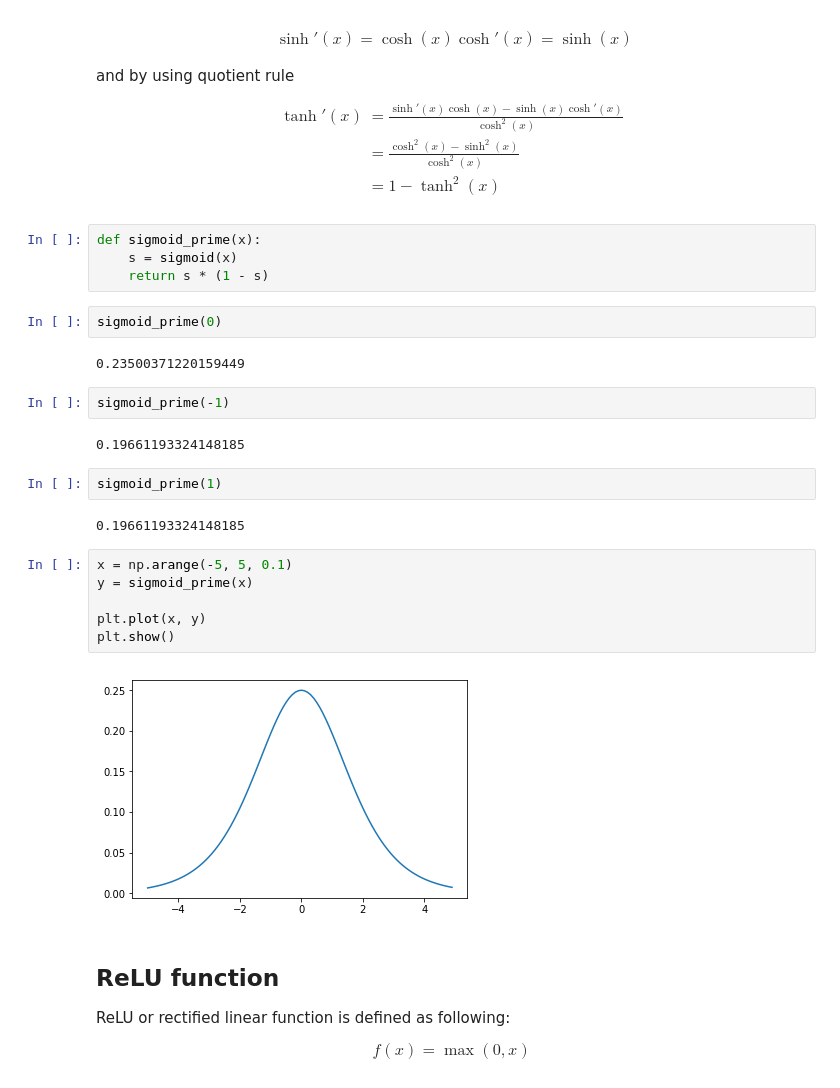
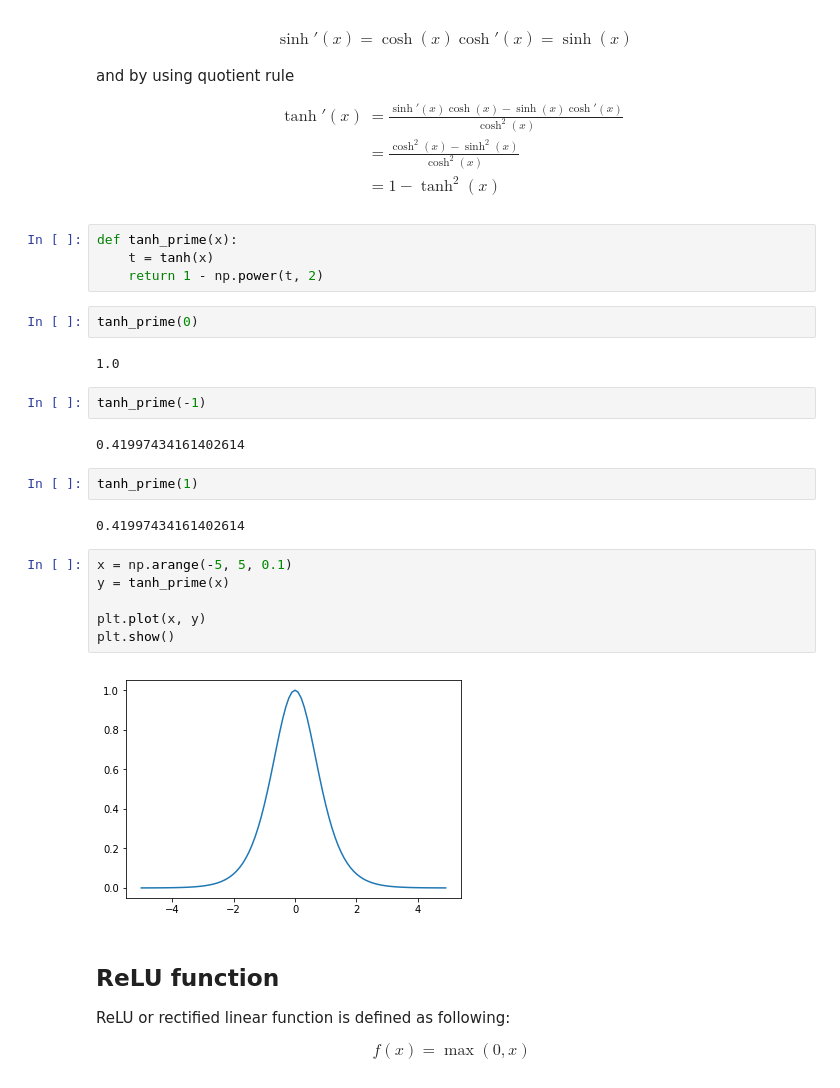
Before and after one commit to takaiwai/deep-learning-for-art-and-design, a Jupyter notebook: 08_3_activation_functions.ipynb, the cells around one changed output. Drawn from its saved outputs; the diff is of its cells as text.

```diff
--- a/08_3_activation_functions.ipynb
+++ b/08_3_activation_functions.ipynb
@@ -168,29 +168,29 @@ and by using quotient rule
 &= 1 - \tanh^2 (x)
 \end{align}
 # %%
-def sigmoid_prime(x):
-    s = sigmoid(x)
-    return s * (1 - s)
+def tanh_prime(x):
+    t = tanh(x)
+    return 1 - np.power(t, 2)
 # %%
-sigmoid_prime(0)
+tanh_prime(0)
 # %% [output]
-0.23500371220159449
+1.0
 # %%
-sigmoid_prime(-1)
+tanh_prime(-1)
 # %% [output]
-0.19661193324148185
+0.41997434161402614
 # %%
-sigmoid_prime(1)
+tanh_prime(1)
 # %% [output]
-0.19661193324148185
+0.41997434161402614
 # %%
 x = np.arange(-5, 5, 0.1)
-y = sigmoid_prime(x)
+y = tanh_prime(x)
 
 plt.plot(x, y)
 plt.show()
 # %% [output]
-[figure, old version]
+[figure, new version]
 # %% [markdown]
 ## ReLU function
 
```
Also changed, not shown: parts of 3 cells of this notebook.
